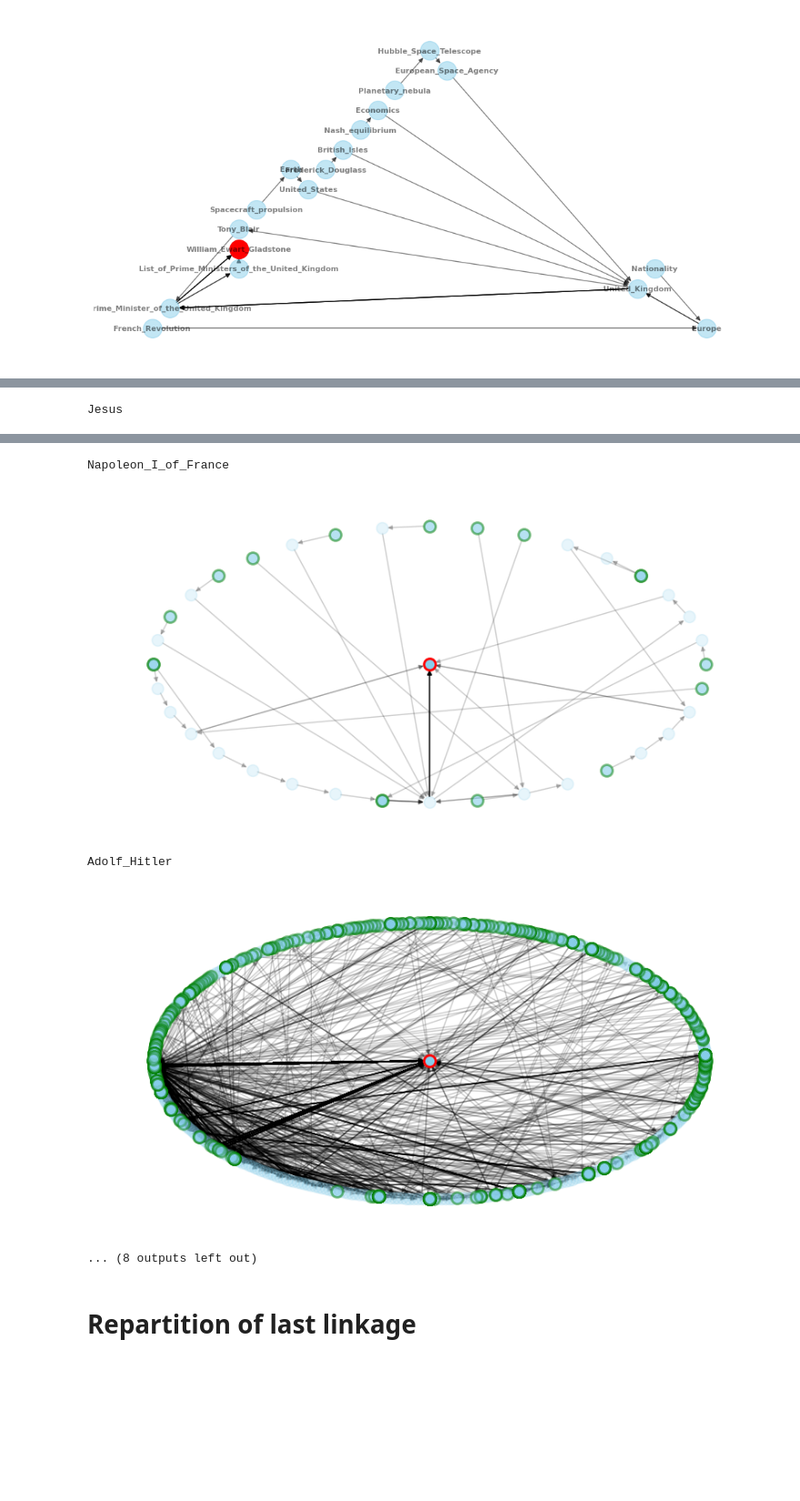
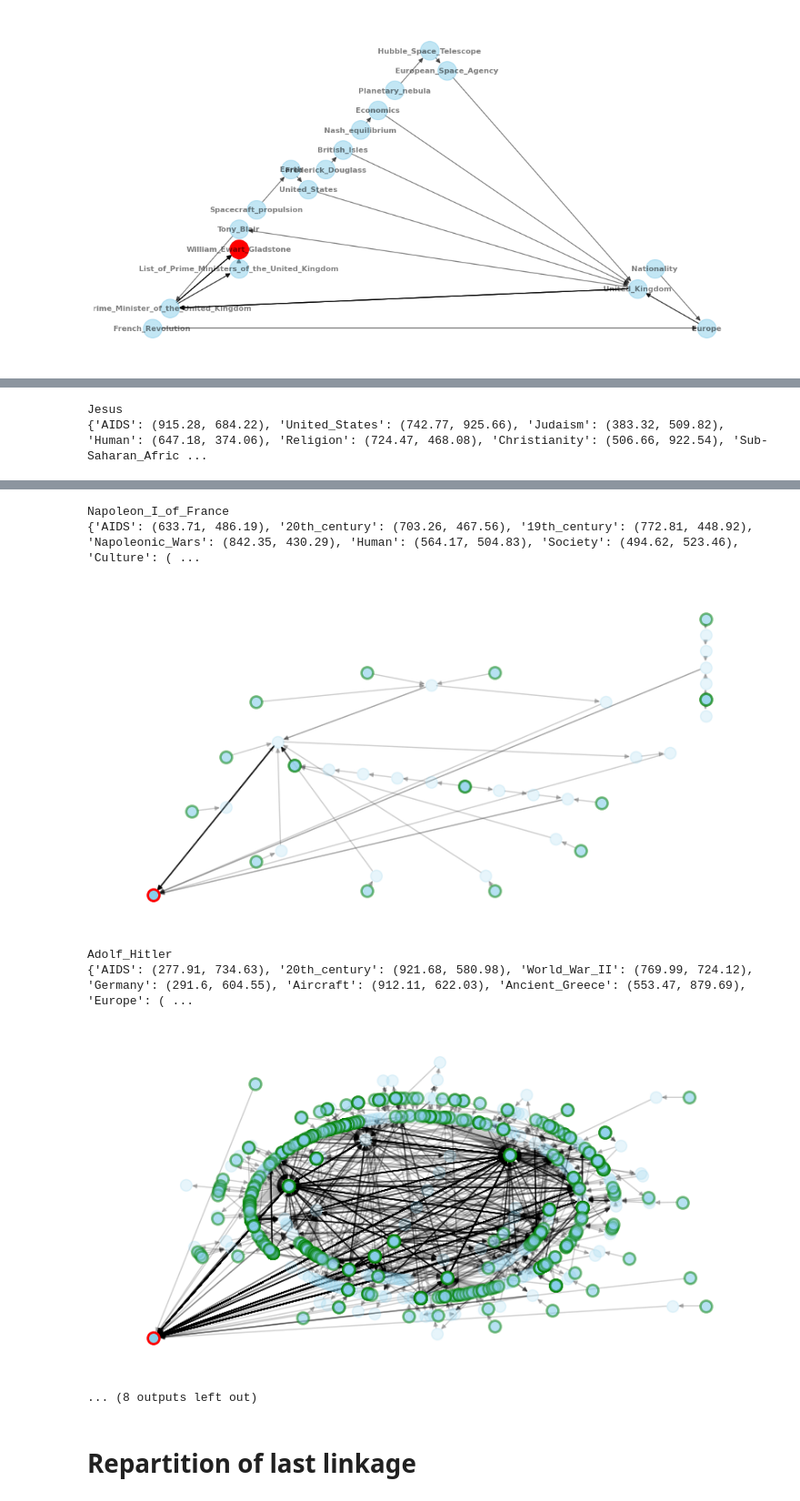
Before and after one commit to epfl-ada/ada-2023-project-ndlmada, a Jupyter notebook: path_network.ipynb, the cells around one changed output, grey strips where cells are left out. Shown at 91% size. Drawn from its saved outputs; the diff is of its cells as text; code cells hidden in the pictures; blank space fills up the shorter version.

Commit message:
Did better graphs in path_network

```diff
--- a/path_network.ipynb
+++ b/path_network.ipynb
@@ -284,8 +281,12 @@ for people in target_people_list.iloc[10:20]:
 
     plt.figure(figsize=(8, 4))
 
-    pos = nx.shell_layout(G = graph.subgraph(set(graph) - {target_article}))
+    #pos = nx.shell_layout(G = graph.subgraph(set(graph) - {target_article}))
+    pos = nx.nx_agraph.graphviz_layout(G = graph.subgraph(set(graph) - {target_article}), prog="twopi", root=0)
     pos[target_article] = np.array([0, 0])
+
+    print(pos)
+
 
 
     #node size
@@ -310 +314,2 @@ Mao_Zedong
 Jesus
+{'AIDS': (915.28, 684.22), 'United_States': (742.77, 925.66), 'Judaism': (383.32, 509.82), 'Human': (647.18, 374.06), 'Religion': (724.47, 468.08), 'Christianity': (506.66, 922.54), 'Sub-Saharan_Afric ...
@@ -312,7 +317,9 @@ Jesus
 Napoleon_I_of_France
+{'AIDS': (633.71, 486.19), '20th_century': (703.26, 467.56), '19th_century': (772.81, 448.92), 'Napoleonic_Wars': (842.35, 430.29), 'Human': (564.17, 504.83), 'Society': (494.62, 523.46), 'Culture': ( ...
-[figure, old version]
+[figure, new version]
 Adolf_Hitler
+{'AIDS': (277.91, 734.63), '20th_century': (921.68, 580.98), 'World_War_II': (769.99, 724.12), 'Germany': (291.6, 604.55), 'Aircraft': (912.11, 622.03), 'Ancient_Greece': (553.47, 879.69), 'Europe': ( ...
-[figure, old version]
+[figure, new version]
 ... (8 outputs left out)
 # %% [markdown]
 # Repartition of last linkage
```
Also changed, not shown: parts of 2 cells of this notebook, 1 other file.
